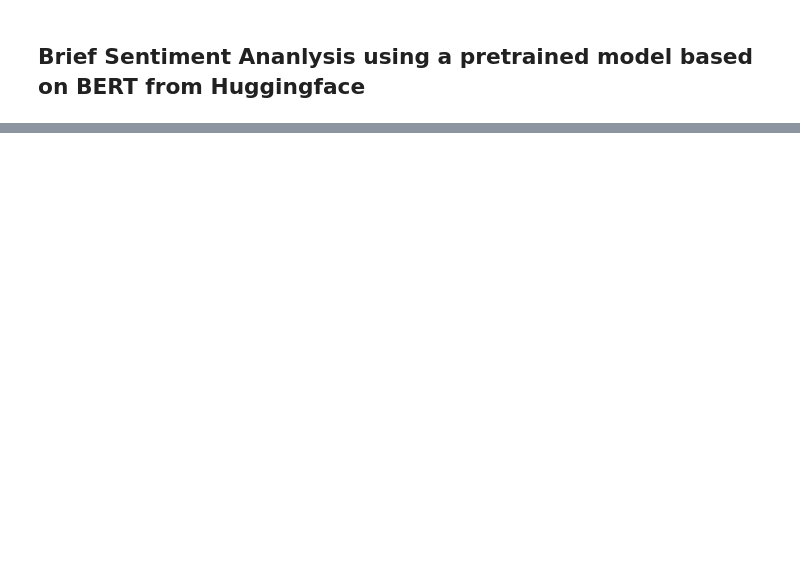
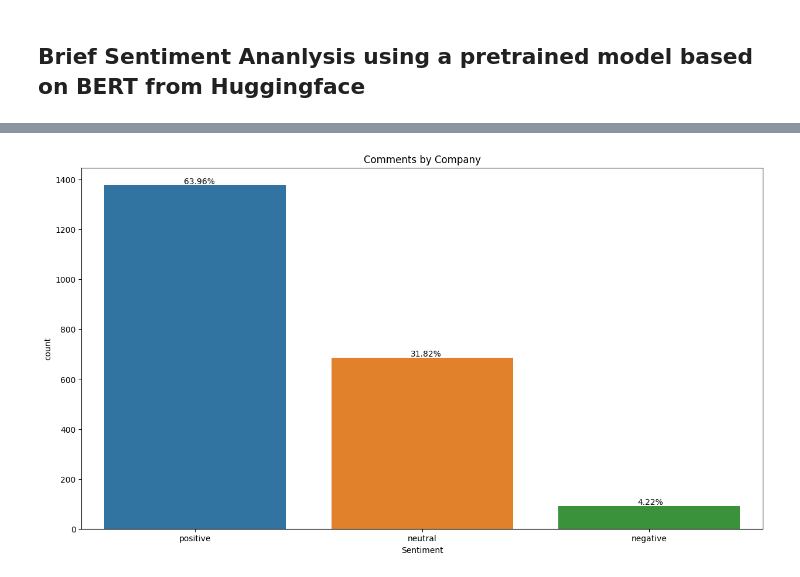
Before and after one commit to SalvoCancilla/Linkedin-Comments-Sentiment, a Jupyter notebook: BendingSpoons/LinkedinSentimentBendingSpoons.ipynb, the cells around one changed output, grey strips where cells are left out. Cells and saved outputs as stored; diff of their text form; code cells hidden in the pictures; blank space fills up the shorter version.

```diff
--- a/BendingSpoons/LinkedinSentimentBendingSpoons.ipynb
+++ b/BendingSpoons/LinkedinSentimentBendingSpoons.ipynb
@@ -280,3 +284,13 @@ plt.show()
+# %%
+#voglio le percentuali più centrate
+plt.figure(figsize=(15, 8))
+ax = sns.countplot(x='Sentiment', data=comments, order=comments['Sentiment'].value_counts(normalize=True).index)
+plt.title('Comments by Company')
+for p in ax.patches:
+    ax.annotate('{:.2f}%'.format(p.get_height()*100/len(comments)), (p.get_x()+0.35, p.get_height()+5))
+plt.show()
+# %% [output]
+[figure, added]
 # %%
 
 sentiment_counts = comments['Sentiment'].value_counts(normalize=True)
```
Also changed, not shown: parts of 21 cells of this notebook, 1 other file.
